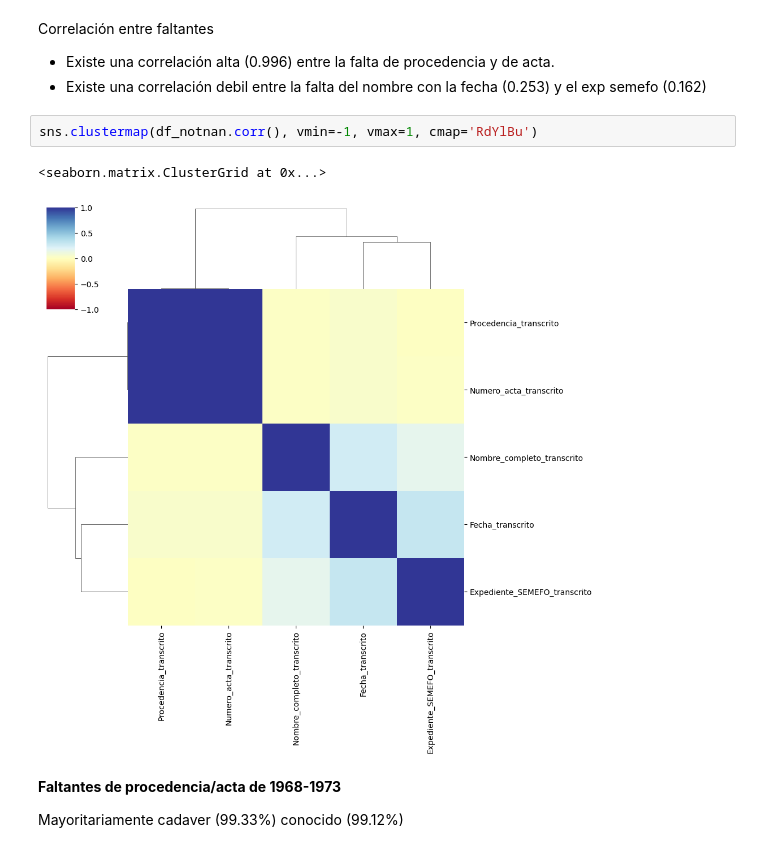
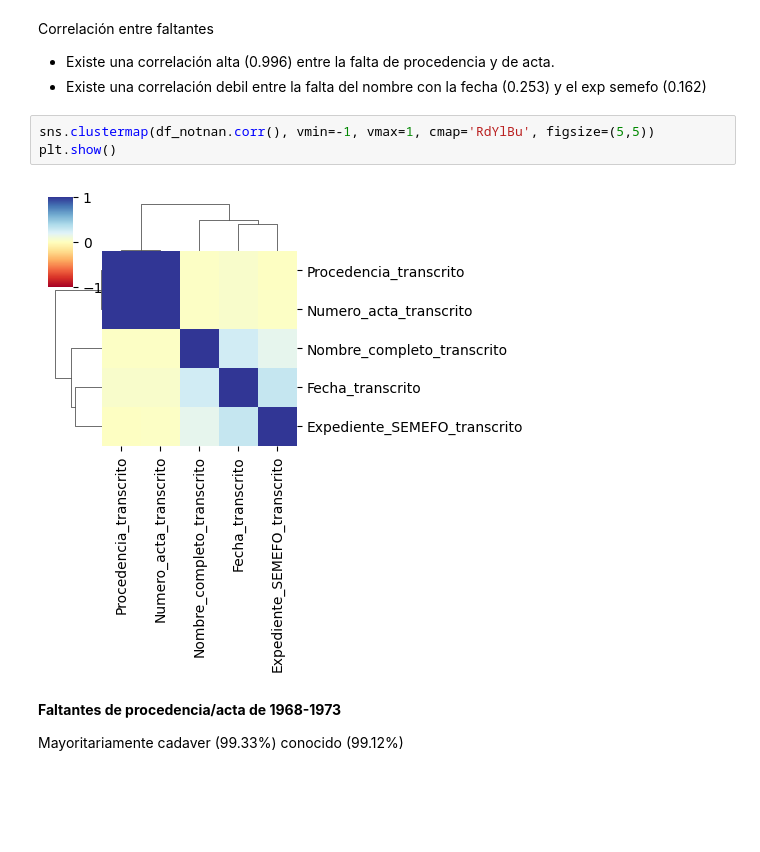
Before and after one commit to mar-esther23/SEMEFO_busqueda, a Jupyter notebook: HBO_analisis.ipynb, the cells around one changed output. Drawn from its saved outputs; the diff is of its cells as text; blank space fills up the shorter version.

```diff
--- a/HBO_analisis.ipynb
+++ b/HBO_analisis.ipynb
@@ -92,10 +94,10 @@ Correlación entre faltantes
 * Existe una correlación alta  (0.996) entre la falta de procedencia y de acta.
 * Existe una correlación debil entre la falta del nombre con la fecha (0.253) y el exp semefo (0.162)
 # %%
-sns.clustermap(df_notnan.corr(), vmin=-1, vmax=1, cmap='RdYlBu')
+sns.clustermap(df_notnan.corr(), vmin=-1, vmax=1, cmap='RdYlBu', figsize=(5,5))
+plt.show()
 # %% [output]
-<seaborn.matrix.ClusterGrid at 0x...>
-[figure, old version]
+[figure, new version]
 # %% [markdown]
 **Faltantes de procedencia/acta de 1968-1973**
 
```
Also changed, not shown: parts of 11 cells of this notebook, 1 other file.
